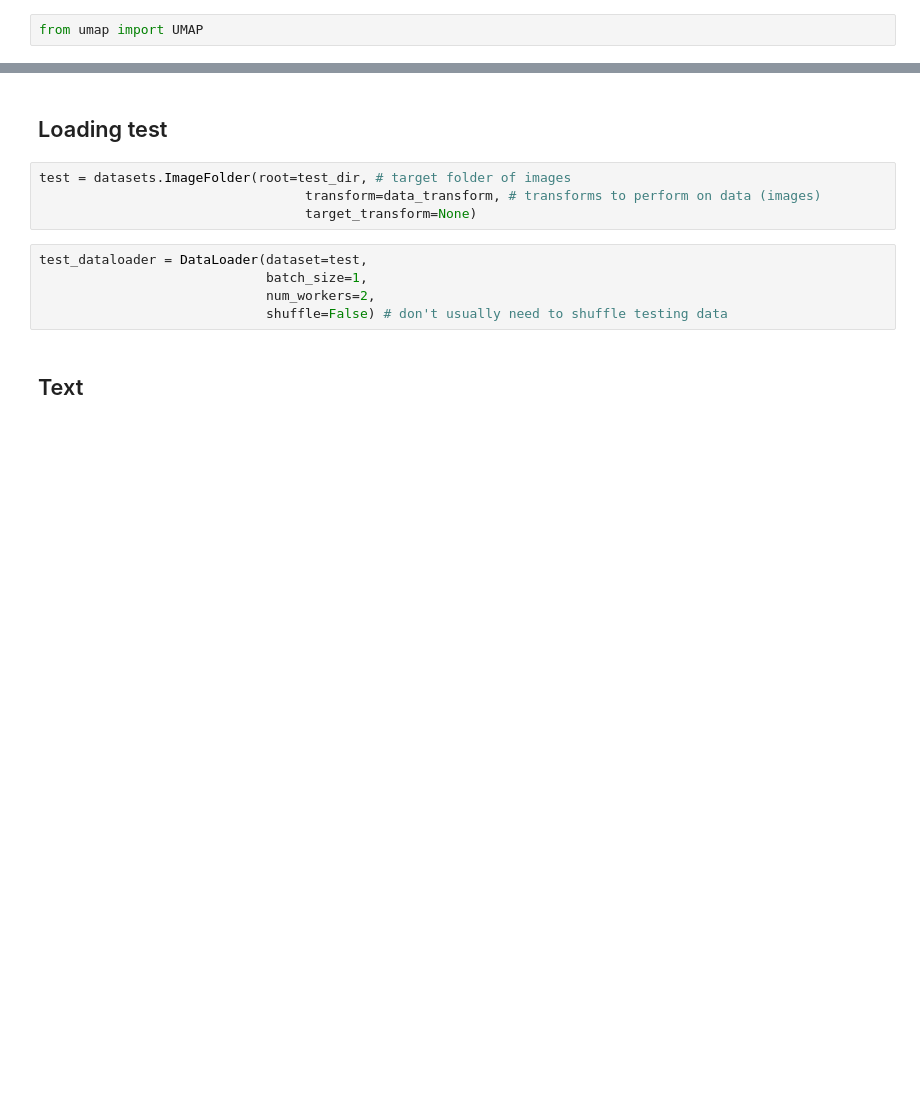
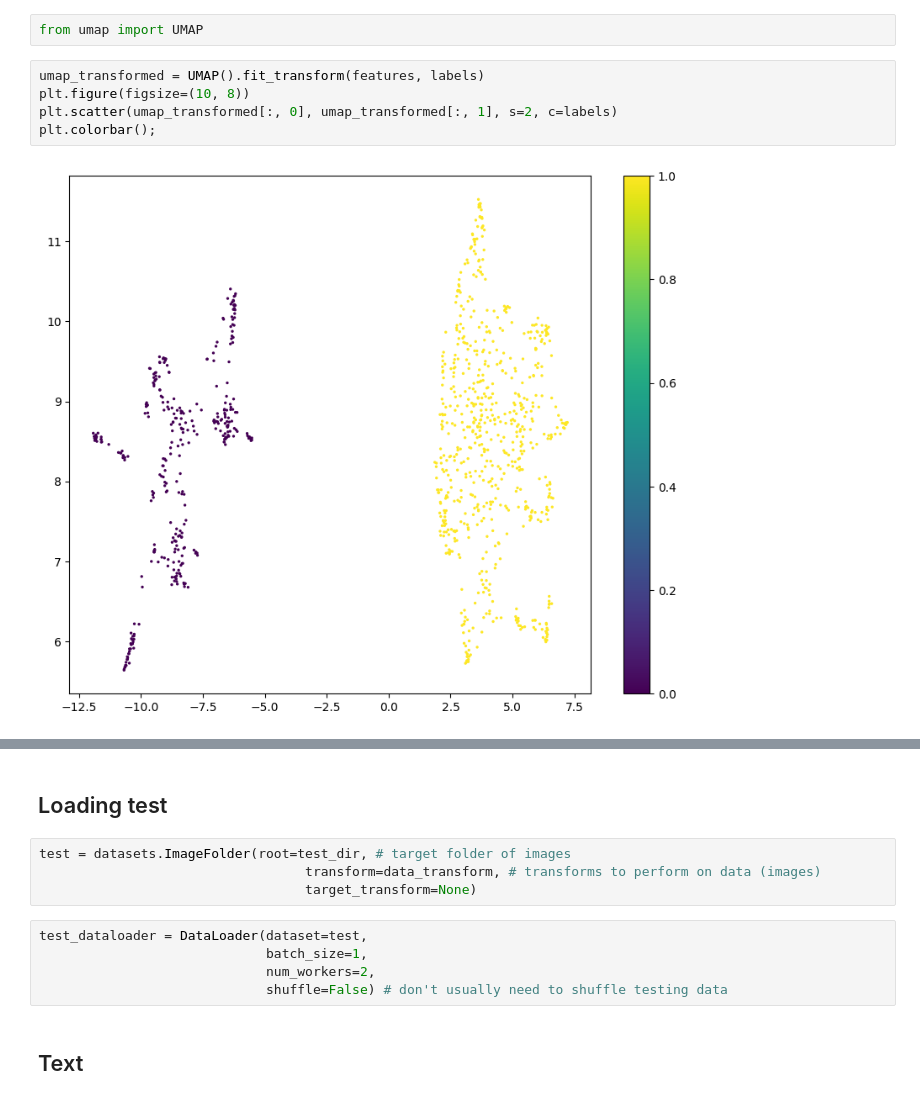
Before and after one commit to lili-alsh/Generated_images, a Jupyter notebook: Контур.ipynb, the cells around one changed output, grey strips where cells are left out. Cells and saved outputs as stored; diff of their text form; blank space fills up the shorter version.

```diff
--- a/Контур.ipynb
+++ b/Контур.ipynb
@@ -704,2 +722,9 @@ plt.colorbar();
 # %%
 from umap import UMAP
+# %%
+umap_transformed = UMAP().fit_transform(features, labels)
+plt.figure(figsize=(10, 8))
+plt.scatter(umap_transformed[:, 0], umap_transformed[:, 1], s=2, c=labels)
+plt.colorbar();
+# %% [output]
+[figure, added]
```
Also changed, not shown: parts of 26 cells of this notebook.
